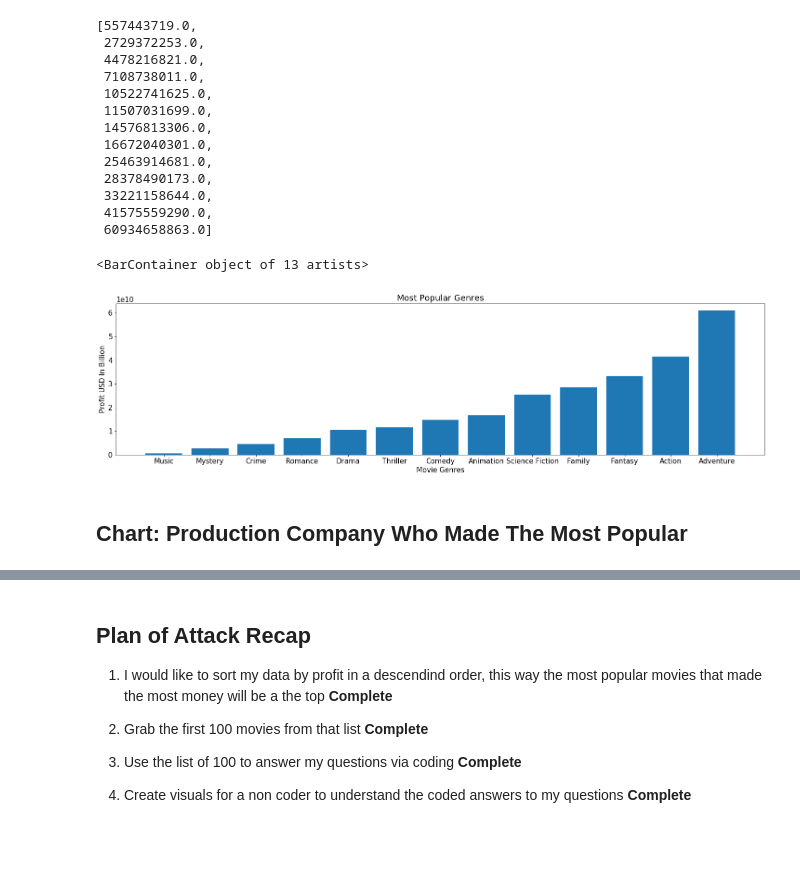
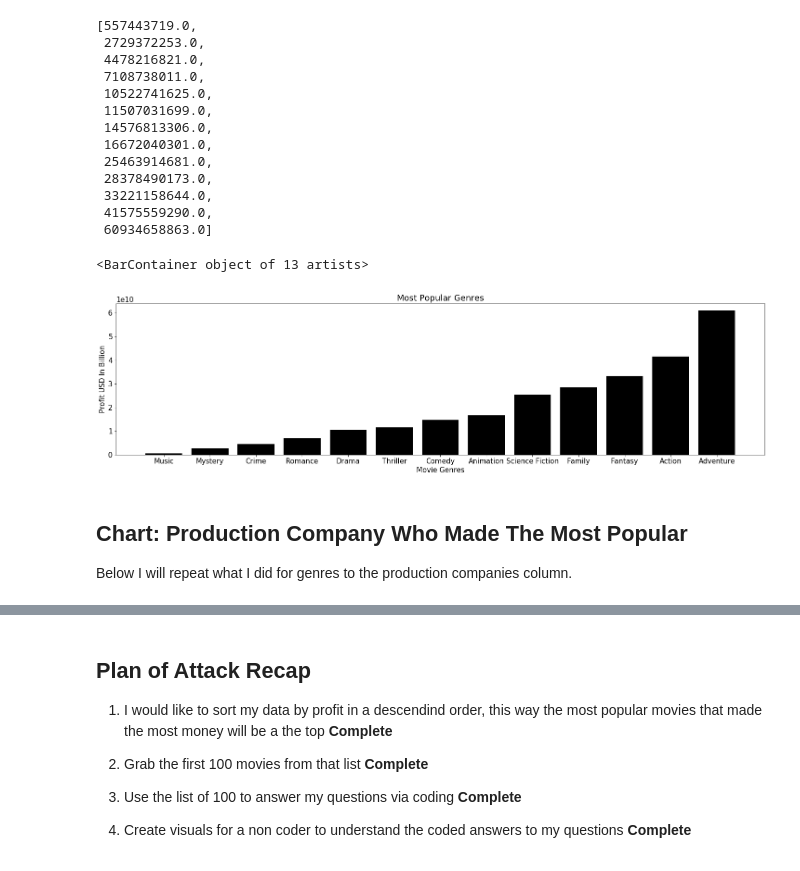
Before and after one commit to bmor2552/MovieProj, a Jupyter notebook: NoteBooks/Statistical_Analysis.ipynb, the cells around one changed output, grey strips where cells are left out. Drawn from its saved outputs; the diff is of its cells as text; code cells hidden in the pictures.

```diff
--- a/NoteBooks/Statistical_Analysis.ipynb
+++ b/NoteBooks/Statistical_Analysis.ipynb
@@ -366,32 +366,33 @@ sum_profits # Veiwing the sum of profits list
 # %%
 '''Below you will find a visualization of which genres made the most money
 The visualization is of a bar chart that has the names of genres at the bottom
 and the amount of money it made in US Dollars'''
 
 
 x= genres
 y= sum_profits
 
 
 plt.figure(figsize=(25,6))
 
 plt.rc('font', size=15)
 
 plt.title('Most Popular Genres')
 plt.xlabel('Movie Genres')
 plt.ylabel('Profit USD In Billion')
-plt.bar(x,y)
+plt.bar(x,y, color='black')
 
 
 
 # plt.tick_params(axis='x', rotation=70)
 # plt.xticks(rotation="vertical")
 
 
 # production_list & profit
 # genre_list & profit
 # %% [output]
 <BarContainer object of 13 artists>
-[figure, old version]
+[figure, new version]
 # %% [markdown]
 ##  Chart: Production Company Who Made The Most Popular
+Below I will repeat what I did for genres to the production companies column.
```
Also changed, not shown: parts of 15 cells of this notebook, 3 other files.
